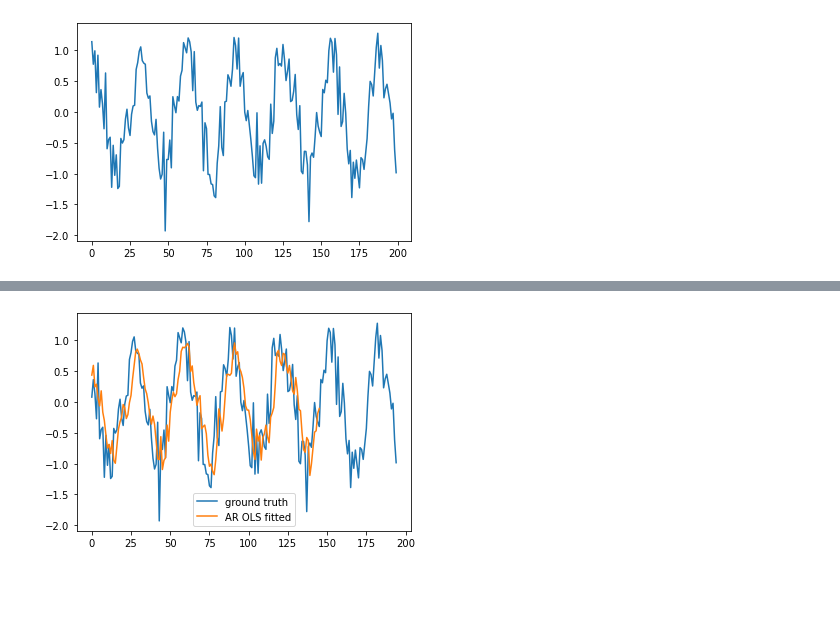
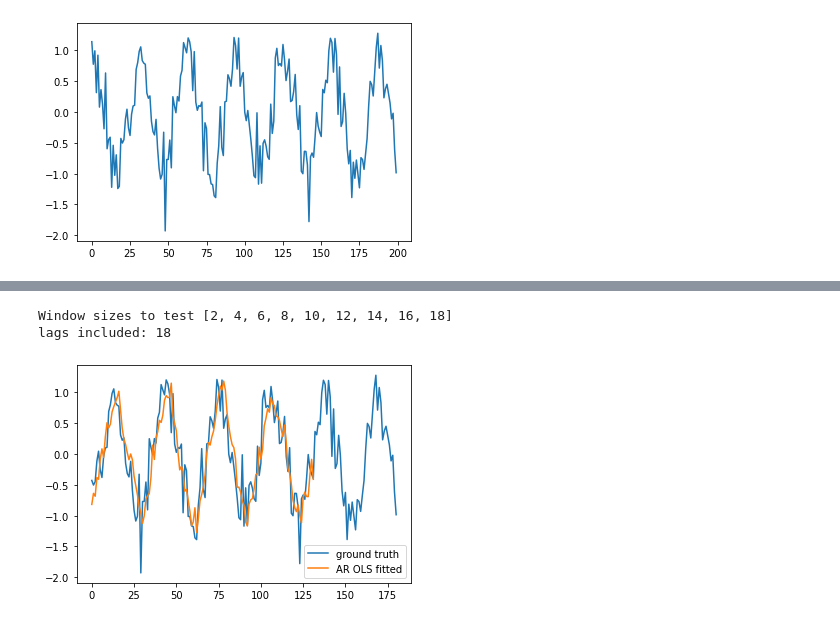
Before and after one commit to health-data-science-OR/forecasting, a Jupyter notebook: autoregression/autoregression1.ipynb, the cells around one changed output, grey strips where cells are left out. Saved outputs shown, nothing was run; the diff lists cells and outputs as text; code cells hidden in the pictures; blank space fills up the shorter version.

Commit message:
select number of lags using AIC

```diff
--- a/autoregression/autoregression1.ipynb
+++ b/autoregression/autoregression1.ipynb
@@ -278,20 +277,23 @@ plt.plot(ts_data);
 # %% [output]
 [figure]
 # %%
-LAGS = 4
+def select_model_via_aic(train, test, window_sizes):
+    best = {'aic':np.Inf,
+            'model': None,
+            'ws': None}
 
-#train test split 150 and 50
-train, test = ts_data[:150], ts_data[150:]
+    for ws in window_sizes:
 
-#preprocess time series training and test sets
-X_train, y_train = sliding_window(train, window_size=LAGS)
-X_test, y_test = sliding_window(test, window_size=LAGS)
+        #preprocess time series training and test sets
+        X_train, y_train = sliding_window(train, window_size=ws)
+        X_test, y_test = sliding_window(test, window_size=ws)
 
-print(f'X_train.shape: {X_train.shape}')
-print(f'X_test.shape: {X_test.shape}')
+        X_train = sm.add_constant(X_train)
+        model = OLS(endog=y_train, exog=X_train).fit()
 
-X_train = sm.add_constant(X_train)
-model = OLS(endog=y_train, exog=X_train).fit()
+        if model.aic < best['aic']:
+            best['aic'] = model.aic
+            best['model'] = model
+            best['ws'] = ws
 
-#see the regression results (note the difference in adj. R squared!)
-model.summary()
+    return best
@@ -323,7 +300,19 @@ Warnings:
+# %%
+ws = [i for i in range(2, 20, 2)]
+print(f'Window sizes to test {ws}')
+
+#train test split 150 and 50
+train, test = ts_data[:150], ts_data[150:]
+
+best = select_model_via_aic(train, test, ws)
+print(f"lags included: {best['ws']}")
+# %% [output]
+Window sizes to test [2, 4, 6, 8, 10, 12, 14, 16, 18]
+lags included: 18
 # %%
-plt.plot(ts_data[LAGS+1:], label='ground truth')
+plt.plot(ts_data[best['ws']+1:], label='ground truth')
 plt.plot(model.fittedvalues, label='AR OLS fitted')
 plt.legend();
 # %% [output]
-[figure, old version]
+[figure, new version]
 # %%
```
Also changed, not shown: parts of 4 cells of this notebook.
